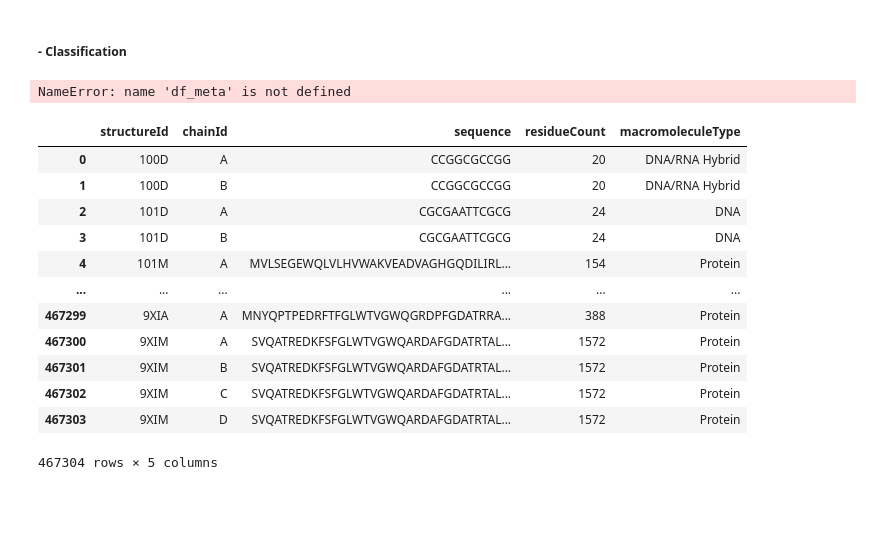
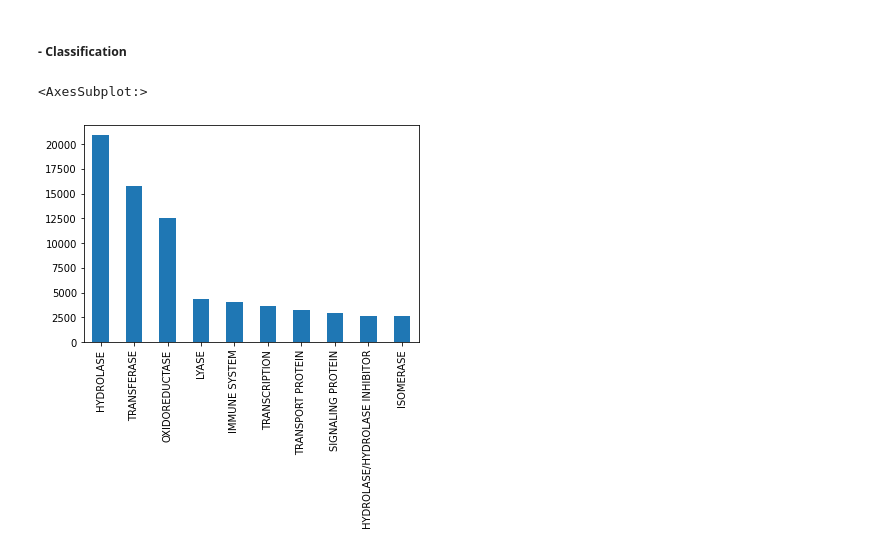
Before and after one commit to adhitizki/protein, a Jupyter notebook: notebook.ipynb, the cells around one changed output. Drawn from its saved outputs; the diff is of its cells as text; code cells hidden in the pictures; blank space fills up the shorter version.

```diff
--- a/notebook.ipynb
+++ b/notebook.ipynb
@@ -119,22 +119,7 @@ StructureId is an Identifier code for strucutral protein for that dataset becaus
 # %% [markdown]
 ##### - Classification
 # %%
-df_meta['structureId'].value_counts()[:10].plot(kind='bar')
+df_meta['classification'].value_counts()[:10].plot(kind='bar')
 # %% [output]
-NameError: name 'df_meta' is not defined
+<AxesSubplot:>
+[figure, added]
-# %%
-temp2
-# %% [output]
-|  | structureId | chainId | sequence | residueCount | macromoleculeType |
-| 0 | 100D | A | CCGGCGCCGG | 20 | DNA/RNA Hybrid |
-| 1 | 100D | B | CCGGCGCCGG | 20 | DNA/RNA Hybrid |
-| 2 | 101D | A | CGCGAATTCGCG | 24 | DNA |
-| 3 | 101D | B | CGCGAATTCGCG | 24 | DNA |
-| 4 | 101M | A | MVLSEGEWQLVLHVWAKVEADVAGHGQDILIRL... | 154 | Protein |
-| ... | ... | ... | ... | ... | ... |
-| 467299 | 9XIA | A | MNYQPTPEDRFTFGLWTVGWQGRDPFGDATRRA... | 388 | Protein |
-| 467300 | 9XIM | A | SVQATREDKFSFGLWTVGWQARDAFGDATRTAL... | 1572 | Protein |
-| 467301 | 9XIM | B | SVQATREDKFSFGLWTVGWQARDAFGDATRTAL... | 1572 | Protein |
-| 467302 | 9XIM | C | SVQATREDKFSFGLWTVGWQARDAFGDATRTAL... | 1572 | Protein |
-| 467303 | 9XIM | D | SVQATREDKFSFGLWTVGWQARDAFGDATRTAL... | 1572 | Protein |
-467304 rows × 5 columns
```
Also changed, not shown: parts of 58 cells of this notebook.
